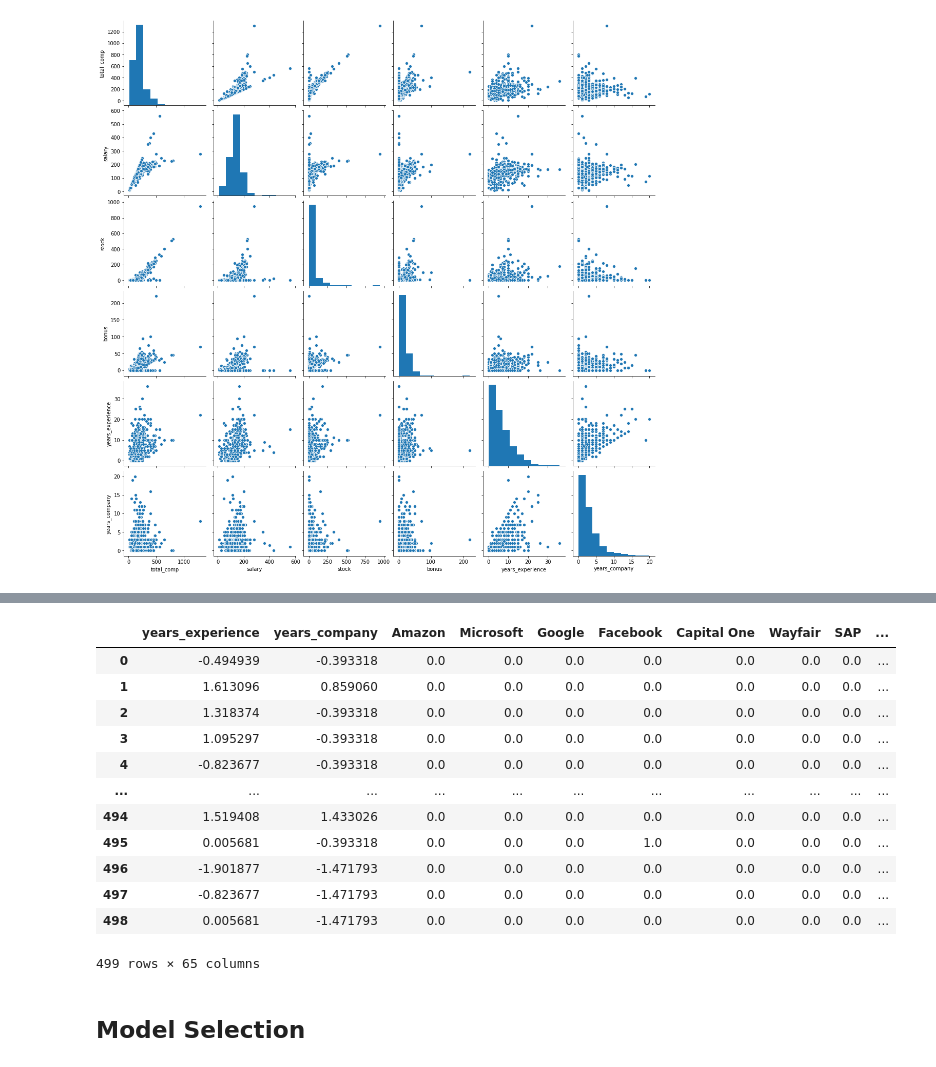
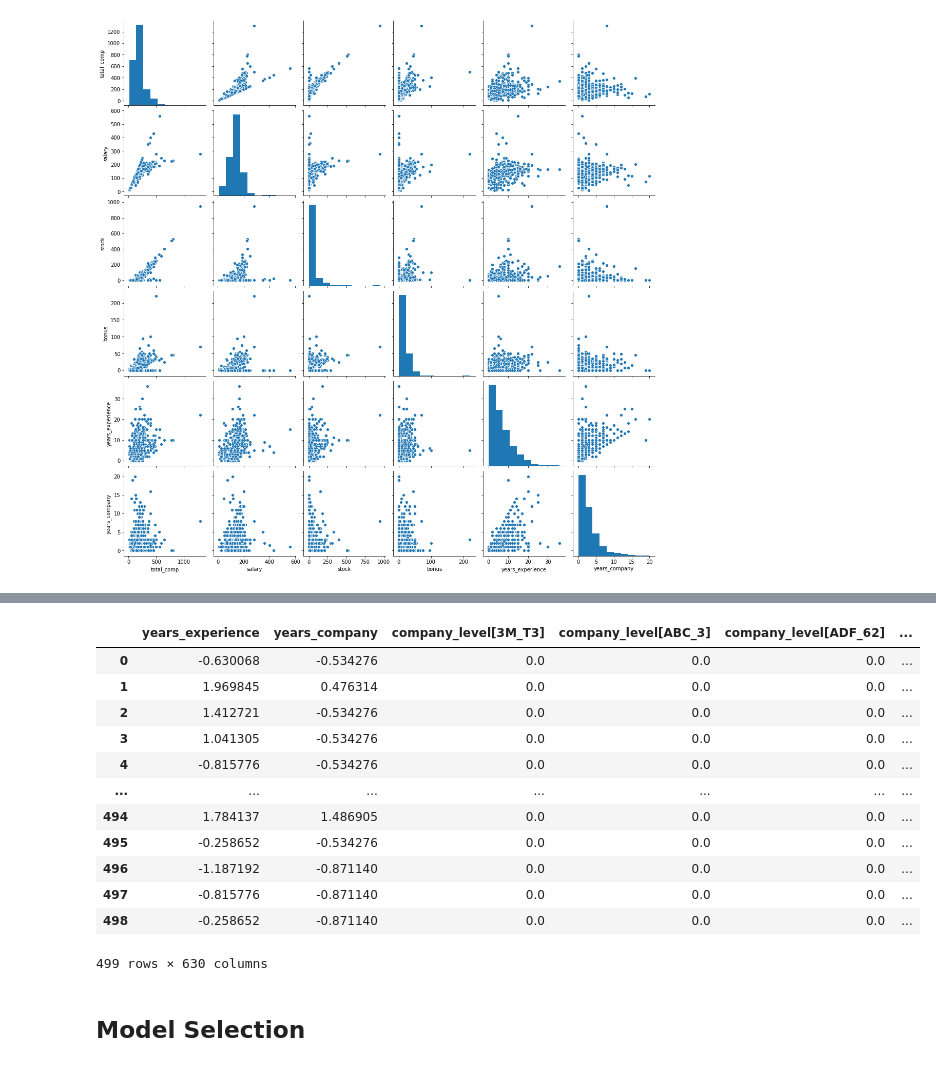
Before and after one commit to simonayzman/CompensationNegotiation, a Jupyter notebook: Data Exploration.ipynb, the cells around one changed output, grey strips where cells are left out. Drawn from its saved outputs; the diff is of its cells as text; code cells hidden in the pictures.

```diff
--- a/Data Exploration.ipynb
+++ b/Data Exploration.ipynb
@@ -78,8 +81,7 @@ def comp_tidy_cols(comp):
     # Title: All entries is "Software Engineer" so this isn't particularly useful info
     # Standard Level & Skill Index: Columns are determined by Levels.fyi; preferable not to confound results based on blackbox algorithm
     # Date: Unlikely to do time-series analysis, so will simply drop date at this stage
-    # Level: Unstructured/inconsistent values between companies; organizing/cleaning this will be too difficult and out-of-scope
-    comp.drop(columns=['standard_level', 'skill_index', 'date', 'title', 'level'], inplace=True, errors='ignore')
+    comp.drop(columns=['standard_level', 'skill_index', 'date', 'title'], inplace=True, errors='ignore')
 
     return comp
 
@@ -254,7 +267,9 @@ comp.head(15)
 # %%
 def comp_drop_cols(comp):
     comp.drop(
-        columns=['salary', 'stock', 'bonus', 'total_comp', 'company', 'location', 'tag', 'gender', 'other_details'],
+        columns=[
+            'salary', 'stock', 'bonus', 'total_comp',
+            'company', 'level', 'location', 'company_level', 'company_location', 'tag', 'gender', 'other_details'],
         inplace=True,
         errors='ignore')
     comp = comp.astype('float')
@@ -264,37 +279,37 @@ comp = comp_drop_cols(comp)
 # %%
 base_comp_cols = comp.iloc[:,:2]
 base_comp_remaining = comp.iloc[:,2:]
-base_comp_scaler = PowerTransformer(method='yeo-johnson').fit(base_comp_cols)
+base_comp_scaler = StandardScaler().fit(base_comp_cols)
+# base_comp_scaler = PowerTransformer(method='yeo-johnson').fit(base_comp_cols)
 # base_comp_scaler = RobustScaler().fit(base_comp_cols)
-# base_comp_scaler = StandardScaler().fit(base_comp_cols)
 
 # Make sure to scale years of experience and years at company
 def comp_scale_regr(comp):
     scale_comp_cols = comp.iloc[:,:2]
     scale_comp_remaining = comp.iloc[:,2:]
     scaled_comp = pd.DataFrame(
         base_comp_scaler.transform(scale_comp_cols),
         index = scale_comp_cols.index,
         columns = scale_comp_cols.columns)
     scaled_comp = scaled_comp.join(scale_comp_remaining).astype('float')
     return scaled_comp
 
 comp = comp_scale_regr(comp)
 comp
 # %% [output]
-|  | years_experience | years_company | Amazon | Microsoft | Google | Facebook | Capital One | Wayfair | SAP | ... |
-| 0 | -0.494939 | -0.393318 | 0.0 | 0.0 | 0.0 | 0.0 | 0.0 | 0.0 | 0.0 | ... |
-| 1 | 1.613096 | 0.859060 | 0.0 | 0.0 | 0.0 | 0.0 | 0.0 | 0.0 | 0.0 | ... |
-| 2 | 1.318374 | -0.393318 | 0.0 | 0.0 | 0.0 | 0.0 | 0.0 | 0.0 | 0.0 | ... |
-| 3 | 1.095297 | -0.393318 | 0.0 | 0.0 | 0.0 | 0.0 | 0.0 | 0.0 | 0.0 | ... |
-| 4 | -0.823677 | -0.393318 | 0.0 | 0.0 | 0.0 | 0.0 | 0.0 | 0.0 | 0.0 | ... |
-| ... | ... | ... | ... | ... | ... | ... | ... | ... | ... | ... |
-| 494 | 1.519408 | 1.433026 | 0.0 | 0.0 | 0.0 | 0.0 | 0.0 | 0.0 | 0.0 | ... |
-| 495 | 0.005681 | -0.393318 | 0.0 | 0.0 | 0.0 | 1.0 | 0.0 | 0.0 | 0.0 | ... |
-| 496 | -1.901877 | -1.471793 | 0.0 | 0.0 | 0.0 | 0.0 | 0.0 | 0.0 | 0.0 | ... |
-| 497 | -0.823677 | -1.471793 | 0.0 | 0.0 | 0.0 | 0.0 | 0.0 | 0.0 | 0.0 | ... |
-| 498 | 0.005681 | -1.471793 | 0.0 | 0.0 | 0.0 | 0.0 | 0.0 | 0.0 | 0.0 | ... |
+|  | years_experience | years_company | company_level[3M_T3] | company_level[ABC_3] | company_level[ADF_62] | ... |
+| 0 | -0.630068 | -0.534276 | 0.0 | 0.0 | 0.0 | ... |
+| 1 | 1.969845 | 0.476314 | 0.0 | 0.0 | 0.0 | ... |
+| 2 | 1.412721 | -0.534276 | 0.0 | 0.0 | 0.0 | ... |
+| 3 | 1.041305 | -0.534276 | 0.0 | 0.0 | 0.0 | ... |
+| 4 | -0.815776 | -0.534276 | 0.0 | 0.0 | 0.0 | ... |
+| ... | ... | ... | ... | ... | ... | ... |
+| 494 | 1.784137 | 1.486905 | 0.0 | 0.0 | 0.0 | ... |
+| 495 | -0.258652 | -0.534276 | 0.0 | 0.0 | 0.0 | ... |
+| 496 | -1.187192 | -0.871140 | 0.0 | 0.0 | 0.0 | ... |
+| 497 | -0.815776 | -0.871140 | 0.0 | 0.0 | 0.0 | ... |
+| 498 | -0.258652 | -0.871140 | 0.0 | 0.0 | 0.0 | ... |
-499 rows × 65 columns
+499 rows × 630 columns
 # %% [markdown]
 ## Model Selection
 # %%
```
Also changed, not shown: parts of 27 cells of this notebook.
